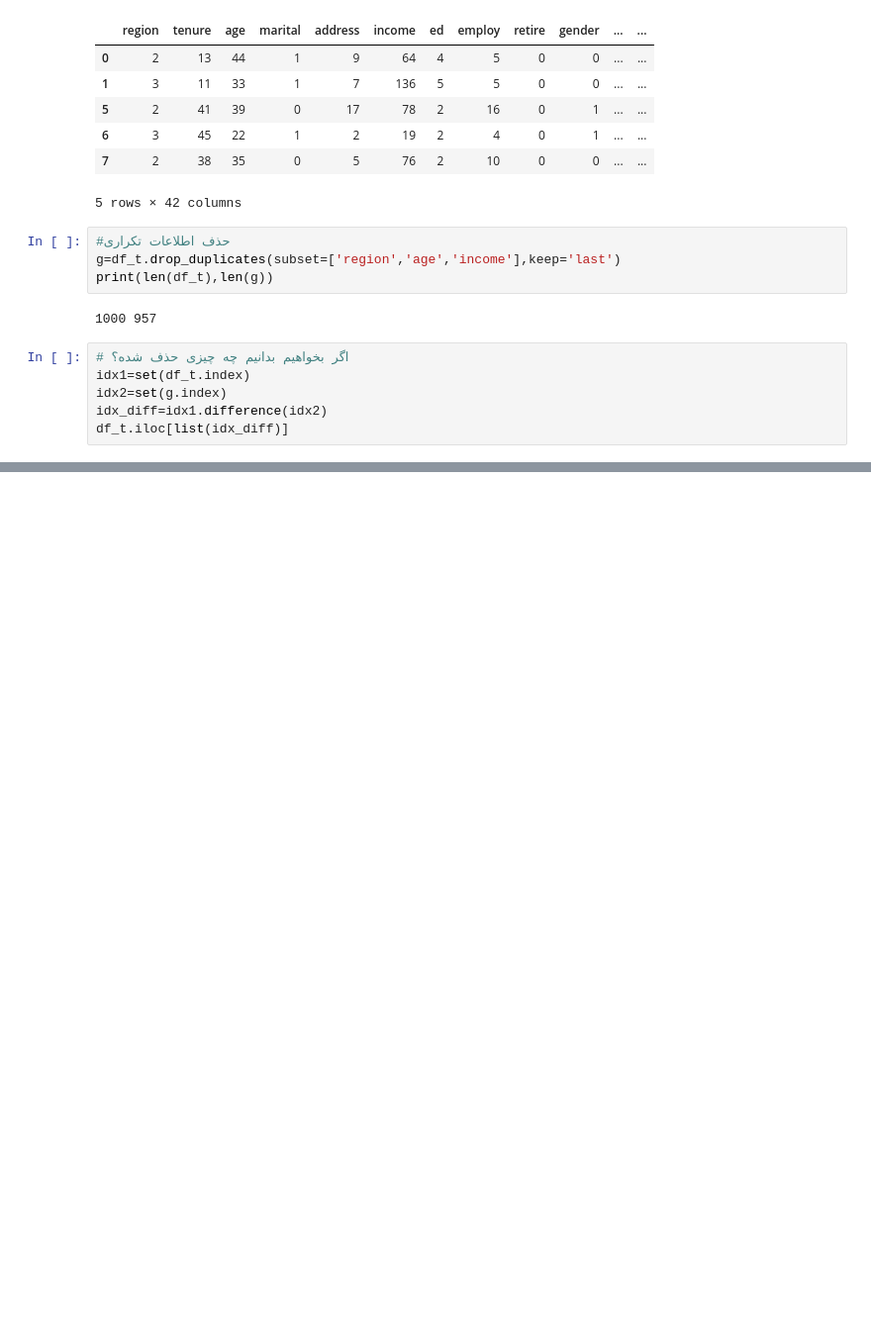
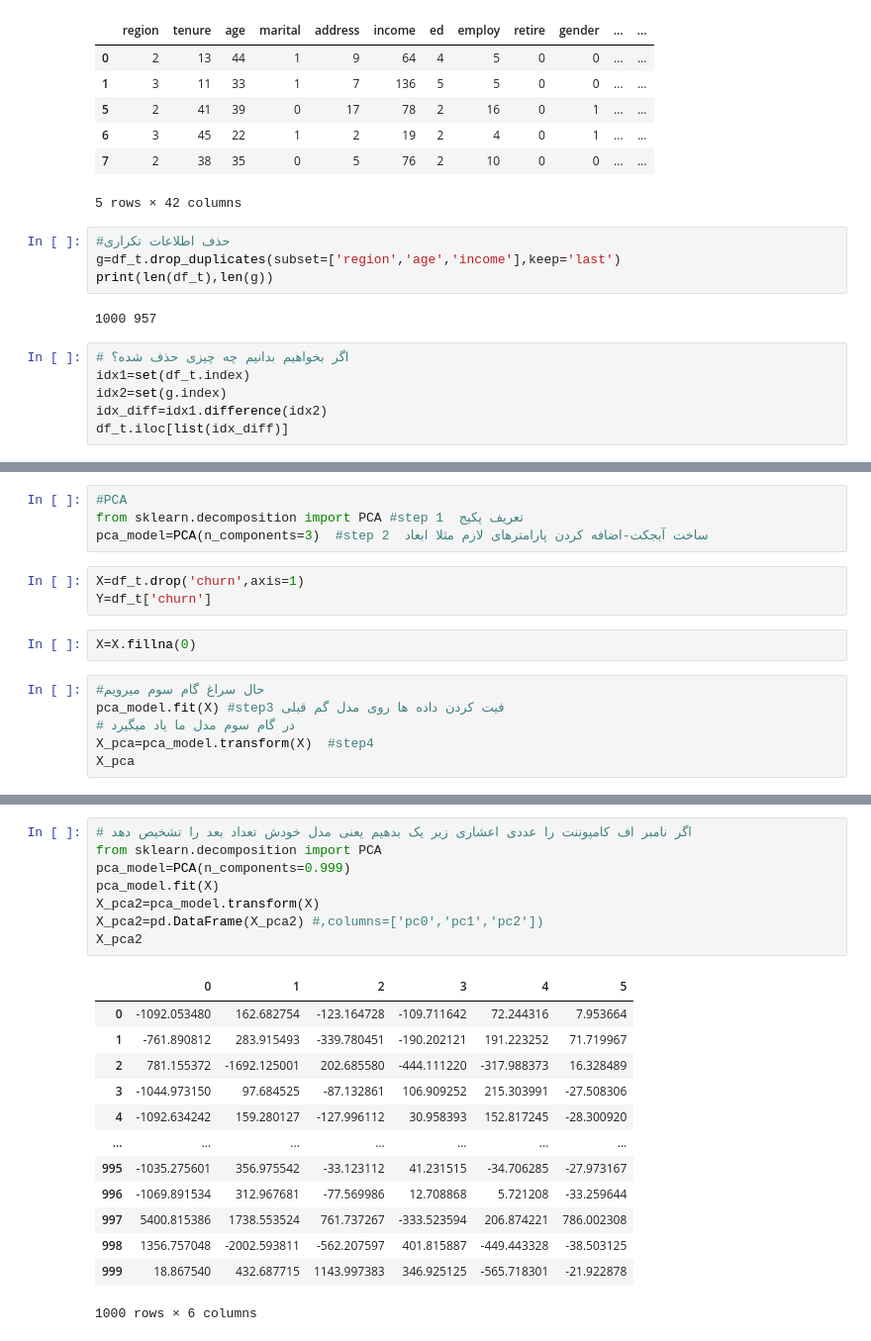
Before and after one commit to NasimShokrgozar/FirstSc, a Jupyter notebook: Session07_Basic.ipynb, the cells around one changed output, grey strips where cells are left out. Shown: that part at 99% size. Saved outputs shown, nothing was run; the diff lists cells and outputs as text; blank space fills up the shorter version.

```diff
--- a/Session07_Basic.ipynb
+++ b/Session07_Basic.ipynb
@@ -328,0 +355,15 @@ df_o=df_t(df_t['age']>U)
+# %%
+#PCA
+from sklearn.decomposition import PCA #step 1  تعریف پکیج
+pca_model=PCA(n_components=3)  #step 2  ساخت آبجکت-اضافه کردن پارامترهای لازم مثلا ابعاد
+# %%
+X=df_t.drop('churn',axis=1)
+Y=df_t['churn']
+# %%
+X=X.fillna(0)
+# %%
+#حال سراغ گام سوم میرویم
+pca_model.fit(X) #step3 فیت کردن داده ها روی مدل گم قبلی
+# در گام سوم مدل ما یاد میگیرد
+X_pca=pca_model.transform(X)  #step4
+X_pca
@@ -328,0 +397,22 @@ df_o=df_t(df_t['age']>U)
+# %%
+# اگر نامبر اف کامپوننت را عددی اعشاری زیر یک بدهیم یعنی مدل خودش تعداد بعد را تشخیص دهد
+from sklearn.decomposition import PCA
+pca_model=PCA(n_components=0.999)
+pca_model.fit(X)
+X_pca2=pca_model.transform(X)
+X_pca2=pd.DataFrame(X_pca2) #,columns=['pc0','pc1','pc2'])
+X_pca2
+# %% [output]
+|  | 0 | 1 | 2 | 3 | 4 | 5 |
+| 0 | -1092.053480 | 162.682754 | -123.164728 | -109.711642 | 72.244316 | 7.953664 |
+| 1 | -761.890812 | 283.915493 | -339.780451 | -190.202121 | 191.223252 | 71.719967 |
+| 2 | 781.155372 | -1692.125001 | 202.685580 | -444.111220 | -317.988373 | 16.328489 |
+| 3 | -1044.973150 | 97.684525 | -87.132861 | 106.909252 | 215.303991 | -27.508306 |
+| 4 | -1092.634242 | 159.280127 | -127.996112 | 30.958393 | 152.817245 | -28.300920 |
+| ... | ... | ... | ... | ... | ... | ... |
+| 995 | -1035.275601 | 356.975542 | -33.123112 | 41.231515 | -34.706285 | -27.973167 |
+| 996 | -1069.891534 | 312.967681 | -77.569986 | 12.708868 | 5.721208 | -33.259644 |
+| 997 | 5400.815386 | 1738.553524 | 761.737267 | -333.523594 | 206.874221 | 786.002308 |
+| 998 | 1356.757048 | -2002.593811 | -562.207597 | 401.815887 | -449.443328 | -38.503125 |
+| 999 | 18.867540 | 432.687715 | 1143.997383 | 346.925125 | -565.718301 | -21.922878 |
+1000 rows × 6 columns
```
Also changed, not shown: parts of 7 cells of this notebook.
